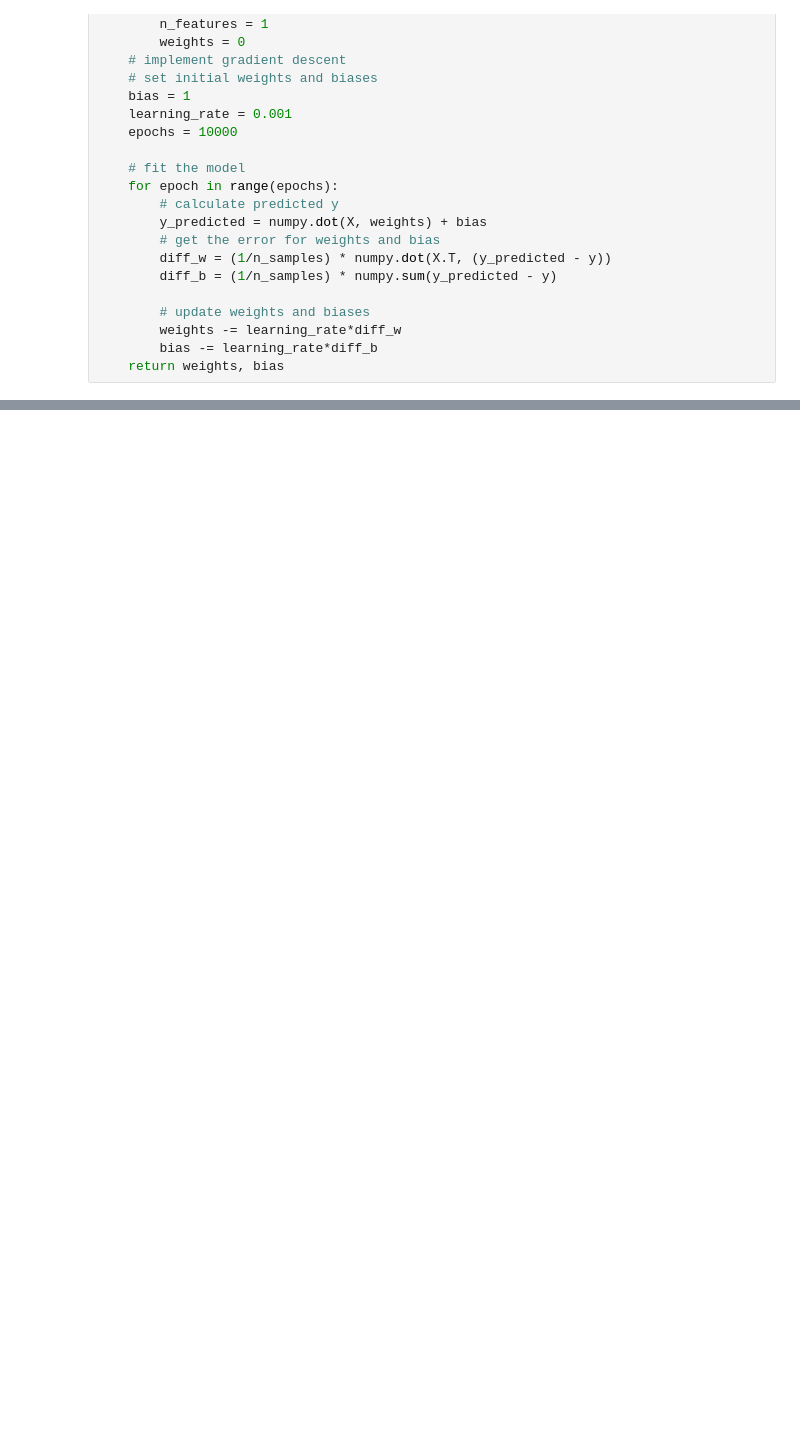
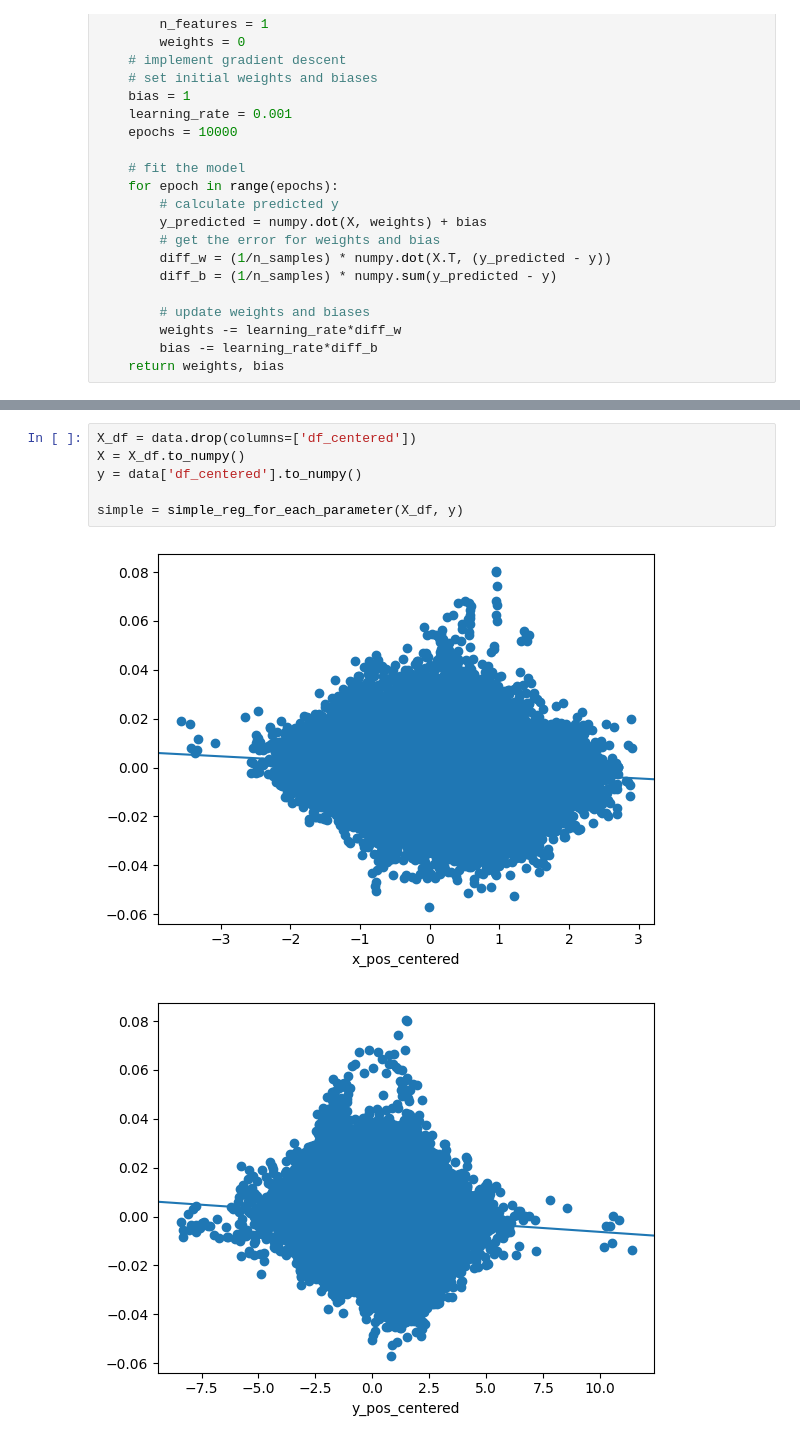
Before and after one commit to Audrey-White324/ista-421-final-project, a Jupyter notebook: white_regression_implementation.ipynb, the cells around one changed output, grey strips where cells are left out. Cells and saved outputs as stored; diff of their text form; blank space fills up the shorter version.

```diff
--- a/white_regression_implementation.ipynb
+++ b/white_regression_implementation.ipynb
@@ -103,0 +95,9 @@ def k_fold_cross_val(X, y, n_samples, n_params):
+# %%
+X_df = data.drop(columns=['df_centered'])
+X = X_df.to_numpy()
+y = data['df_centered'].to_numpy()
+
+simple = simple_reg_for_each_parameter(X_df, y)
+# %% [output]
+[figure, new version]
+[figure, new version]
```
Also changed, not shown: parts of 12 cells of this notebook.
